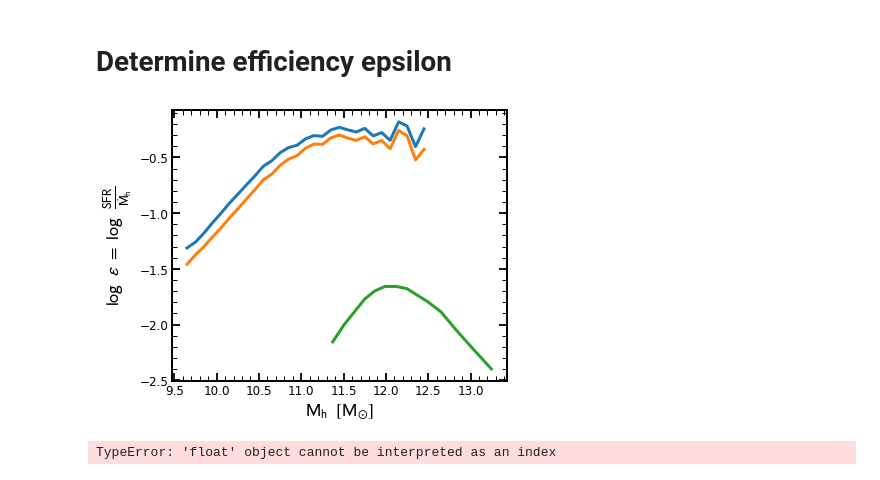
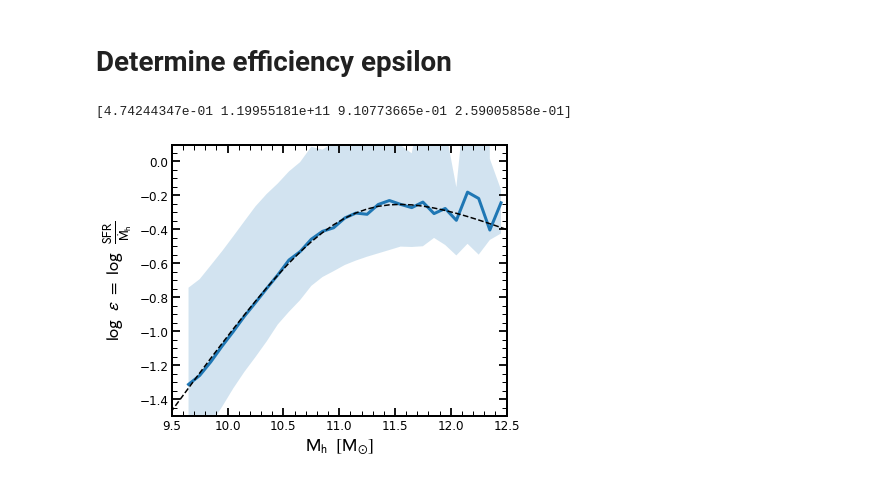
Before and after one commit to stacchella/halo_model, a Jupyter notebook: scripts/Calibration.ipynb, the cells around one changed output. Cells and saved outputs as stored; diff of their text form; code cells hidden in the pictures.

Commit message:
added new epsilon file

```diff
--- a/scripts/Calibration.ipynb
+++ b/scripts/Calibration.ipynb
@@ -288,32 +288,3 @@ for ii_M in range(len(mass_bins)-1):
         epsilon2_16pers = np.append(epsilon2_16pers, np.percentile(epsilon2_distribution, 16))
         epsilon2_median = np.append(epsilon2_median, np.percentile(epsilon2_distribution, 50))
         epsilon2_84pers = np.append(epsilon2_84pers, np.percentile(epsilon2_distribution, 84))
-
-
-# cheap comparison Behroozi
-
-Mh_Behroozi13 = [2.353e11, 3.210e11, 5.639e11, 7.352e11, 9.748e11, 1.331e12, 1.775e12, 3.135e12, 4.480e12, 6.709e12, 1.082e13, 1.762e13]
-MM_Behroozi13 = [0.007, 0.010, 0.017, 0.020, 0.022, 0.022, 0.021, 0.016, 0.013, 0.009, 0.006, 0.004]
-
-
-# plot luminosity functions
-
-fig, ax = plt.subplots(nrows=1, ncols=1, figsize=(6, 5))
-
-ax.plot(Mh_list, np.log10(epsilon_median), '-', lw=3)
-ax.plot(Mh_list, np.log10(epsilon2_median), '-', lw=3)
-#ax.fill_between(Mh_list, np.log10(epsilon_16pers), np.log10(epsilon_84pers), alpha=0.2)
-
-ax.plot(np.log10(Mh_Behroozi13), np.log10(MM_Behroozi13), '-', lw=3)
-
-ax.set_xlabel(r'$\mathrm{M}_{\rm h}\/\/\/\/[\mathrm{M}_{\odot}]$', fontsize=18)
-ax.set_ylabel(r'$\log\/\/\/\/\epsilon\/\/=\/\/\log\/\/\/\/\frac{\rm SFR}{\rm \dot{M}_{\rm h}}$', fontsize=18)
-
-#ax.set_xlim([-25.0, -16])
-#ax.set_ylim([-6.0, -1.0])
-
-plt.legend(frameon=False, fontsize=14)
-plt.savefig(path_figures + 'Calibration/efficency_' + SFH_type_option + '.pdf', bbox_inches='tight')
-plt.show()
-# %% [output]
-[figure, removed]
@@ -320,3 +296,42 @@ plt.show()
+# %%
+# fit analytically
+
+def double_power_law(log_mass_list, norm, mass_c, beta, gamma):
+    '''
+    From Moster+2010.
+    '''
+    return(2*norm*np.power(np.power(np.power(10, log_mass_list)/mass_c, -1.0*beta)+np.power(np.power(10, log_mass_list)/mass_c, gamma), -1.0))
+
+
+from scipy.optimize import curve_fit
+
+
+idx_fit = ~np.isnan(epsilon_median) & (Mh_list > 9.8) & (Mh_list < 12.0)
+popt, pcov = curve_fit(double_power_law, Mh_list[idx_fit], epsilon_median[idx_fit], p0=[0.6, 10**11.5, 1.0, 1.0])
+print popt
+# %% [output]
+[4.74244347e-01 1.19955181e+11 9.10773665e-01 2.59005858e-01]
+# %%
+# plot efficiency with fit
+
+fig, ax = plt.subplots(nrows=1, ncols=1, figsize=(6, 5))
+
+ax.plot(Mh_list, np.log10(epsilon_median), '-', lw=3)
+ax.fill_between(Mh_list, np.log10(epsilon_16pers), np.log10(epsilon_84pers), alpha=0.2)
+
+ax.plot(Mh_list, np.log10(double_power_law(Mh_list, popt[0], popt[1], popt[2], popt[3])), '--', color='black')
+
+ax.set_xlabel(r'$\mathrm{M}_{\rm h}\/\/\/\/[\mathrm{M}_{\odot}]$', fontsize=18)
+ax.set_ylabel(r'$\log\/\/\/\/\epsilon\/\/=\/\/\log\/\/\/\/\frac{\rm SFR}{\rm \dot{M}_{\rm h}}$', fontsize=18)
+
+ax.set_xlim([9.5, 12.5])
+ax.set_ylim([-1.5, 0.1])
+
+plt.legend(frameon=False, fontsize=14)
+plt.savefig(path_figures + 'Calibration/efficency_' + SFH_type_option + '.pdf', bbox_inches='tight')
+plt.show()
+# %% [output]
+[figure, added]
 # %%
 # re-format epsilon
 
@@ -359,4 +346,0 @@ e_fct = read_in_efficency(path_SFH_cat + 'calibration/epsilon2_' + SFH_type_opti
-# %%
-print e_fct(12.5)
-# %% [output]
-TypeError: 'float' object cannot be interpreted as an index
```
Also changed, not shown: parts of 5 cells of this notebook, 9 other files.
